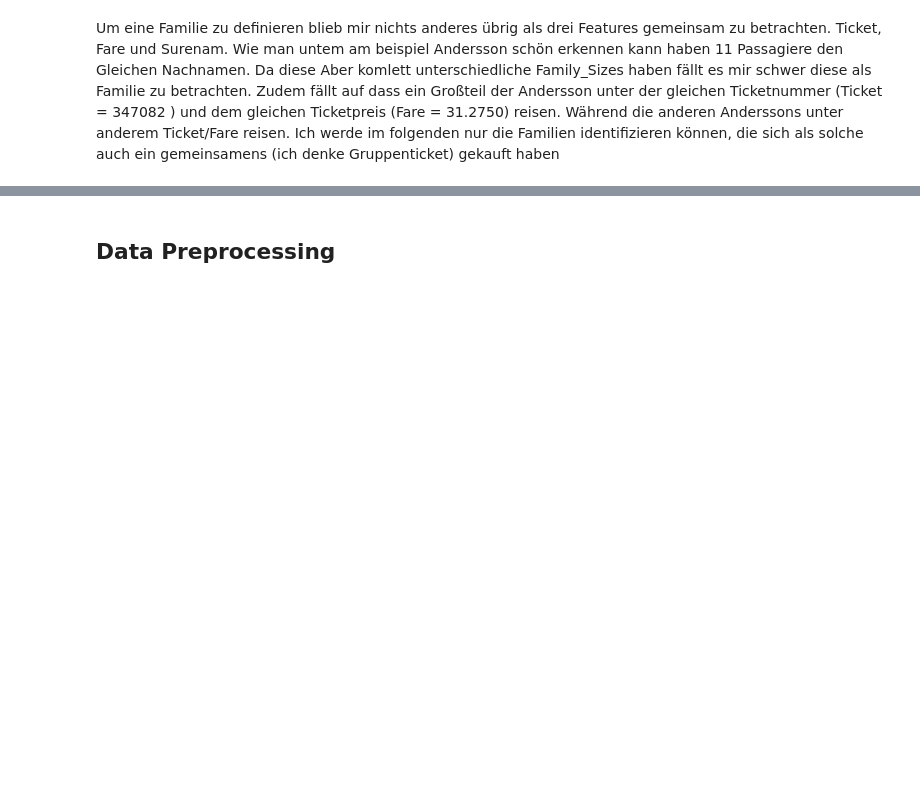
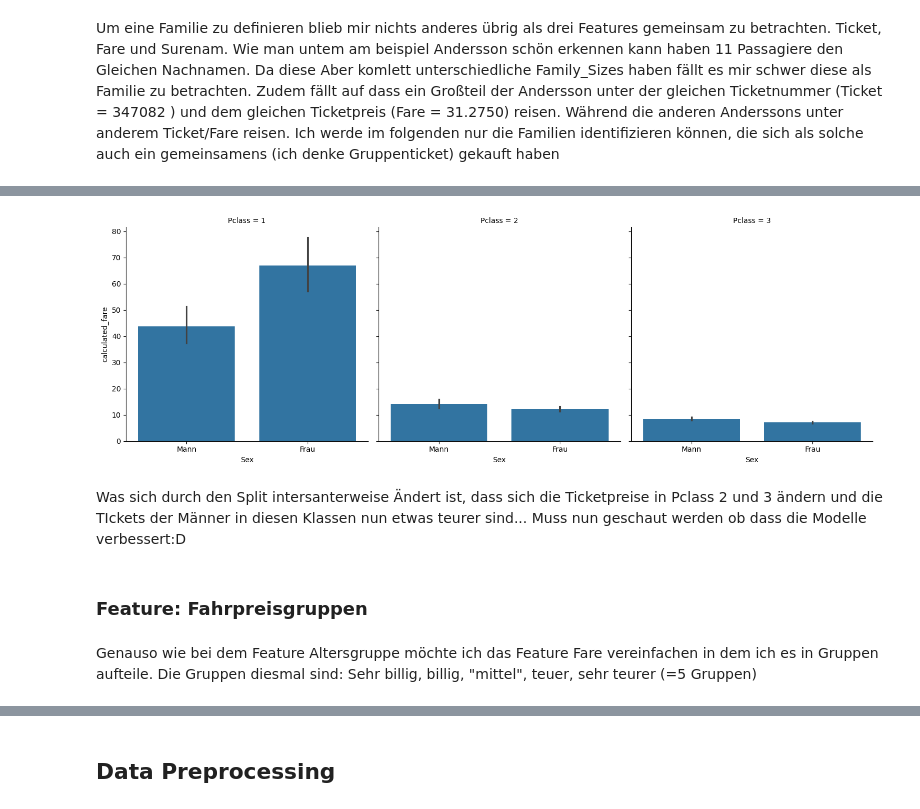
Before and after one commit to IvanBirkmaier/titanic_challenge, a Jupyter notebook: notebooks/Ivan_Birkmaier_ai23m049.ipynb, the cells around one changed output, grey strips where cells are left out. Saved outputs shown, nothing was run; the diff lists cells and outputs as text; code cells hidden in the pictures; blank space fills up the shorter version.

```diff
--- a/notebooks/Ivan_Birkmaier_ai23m049.ipynb
+++ b/notebooks/Ivan_Birkmaier_ai23m049.ipynb
@@ -709,0 +756,15 @@ feature_engineering_df['Is_from_Cherbourg'] = feature_engineering_df.apply(calcu
+# %%
+feature_engineering_df['calculated_fare'] = feature_engineering_df.Fare/feature_engineering_df.Family_Size
+# %%
+sns.catplot(x = 'Sex',  y = 'calculated_fare', kind = 'bar', col = 'Pclass', data = feature_engineering_df)
+plt.xticks(ticks=[0, 1], labels=['Mann', 'Frau'])
+plt.show()
+# %% [output]
+[figure, added]
+# %% [markdown]
+Was sich durch den Split intersanterweise Ändert ist, dass sich die Ticketpreise in Pclass 2 und 3 ändern und die TIckets der Männer in diesen Klassen nun etwas teurer sind... Muss nun geschaut werden ob dass die Modelle verbessert:D
+# %% [markdown]
+<a id="9"></a>
+### Feature: Fahrpreisgruppen
+# %% [markdown]
+Genauso wie bei dem Feature Altersgruppe möchte ich das Feature Fare vereinfachen in dem ich es in Gruppen aufteile. Die Gruppen diesmal sind: Sehr billig, billig, "mittel", teuer, sehr teurer (=5 Gruppen)
```
Also changed, not shown: parts of 41 cells of this notebook, 2 other files.
